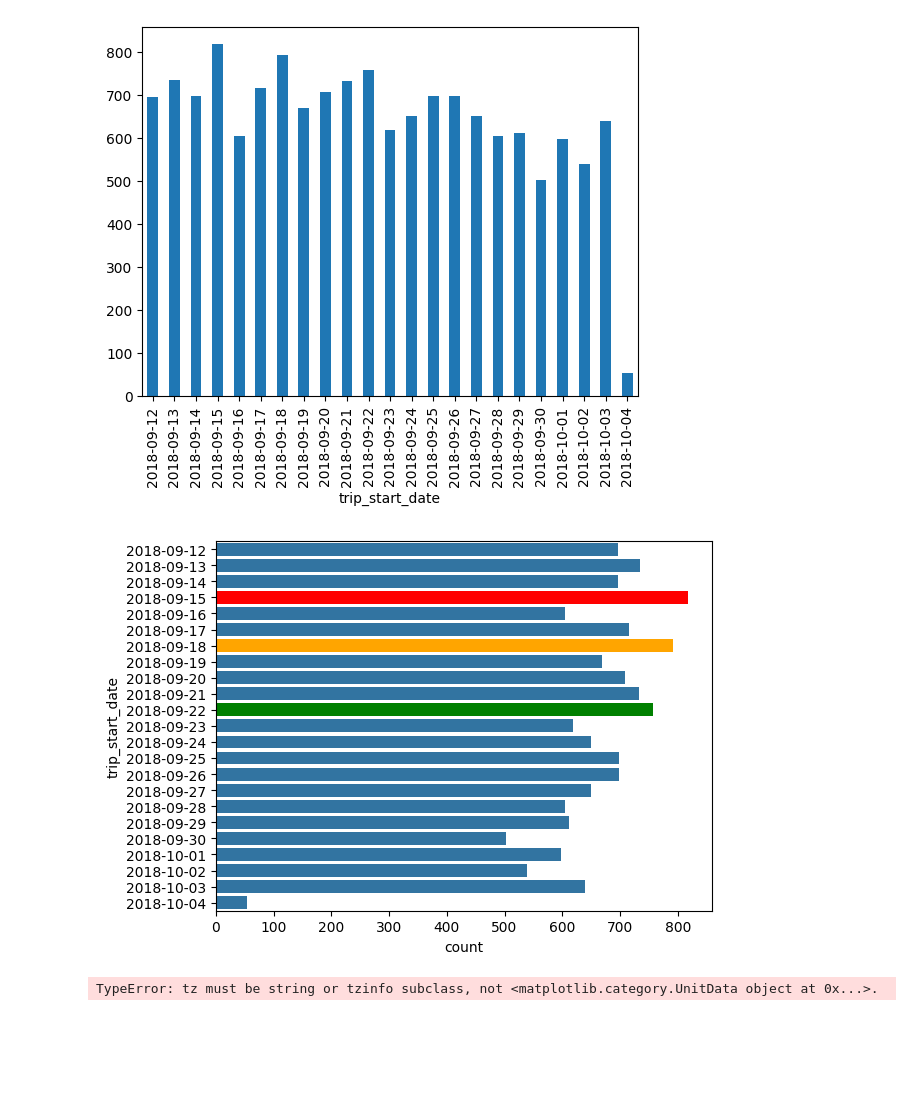
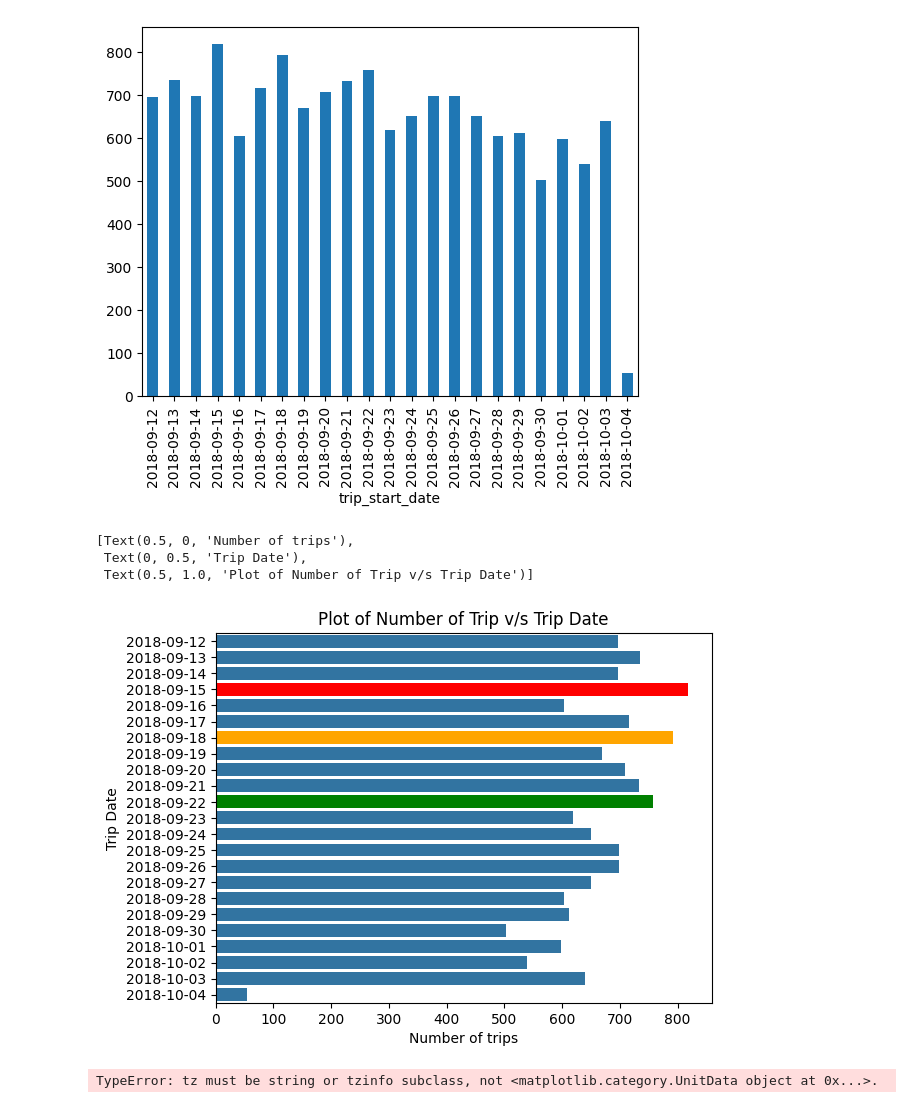
Before and after one commit to akshayabhale1406/SCLR_Delhivery_FE, a Jupyter notebook: Delhivery_FE.ipynb, the cells around one changed output. Cells and saved outputs as stored; diff of their text form; code cells hidden in the pictures; blank space fills up the shorter version.

```diff
--- a/Delhivery_FE.ipynb
+++ b/Delhivery_FE.ipynb
@@ -393,12 +393,16 @@ most_busy_days.plot(kind = "bar")
 # %%
 most_busy_days = df_combined_times['trip_start_date'].value_counts().sort_index().reset_index()
 most_busy_day = sns.barplot(data = most_busy_days, x = "count", y = "trip_start_date")
 bars = most_busy_day.patches
 bars[3].set_facecolor("red")
 bars[6].set_facecolor("orange")
 bars[10].set_facecolor("green")
+most_busy_day.set(xlabel ="Number of trips", ylabel = "Trip Date", title ='Plot of Number of Trip v/s Trip Date')
 # %% [output]
+[Text(0.5, 0, 'Number of trips'),
+ Text(0, 0.5, 'Trip Date'),
+ Text(0.5, 1.0, 'Plot of Number of Trip v/s Trip Date')]
-[figure, old version]
+[figure, new version]
 # %%
 import seaborn as sns
 import matplotlib.pyplot as plt
```
